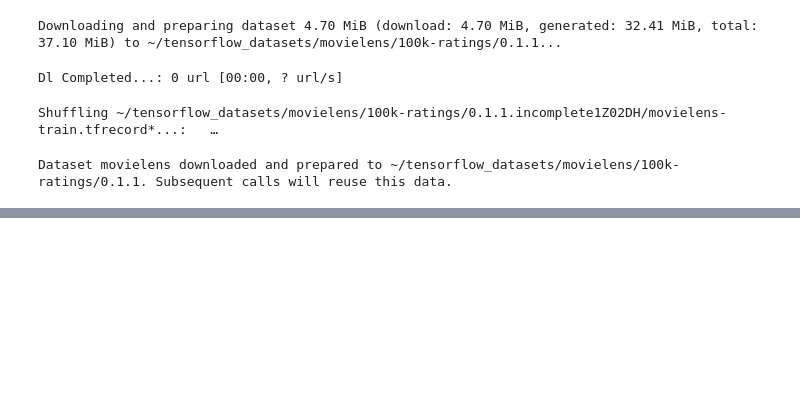
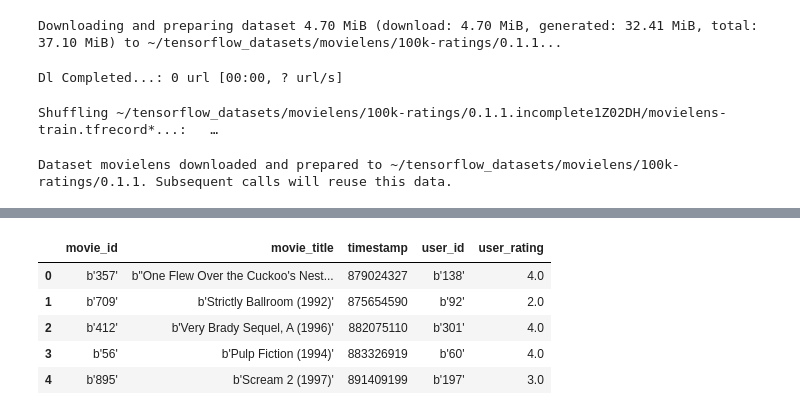
Before and after one commit to bellazeng2016/playground, a Jupyter notebook: recommendation_sys.ipynb, the cells around one changed output, grey strips where cells are left out. Cells and saved outputs as stored; diff of their text form; code cells hidden in the pictures; blank space fills up the shorter version.

```diff
--- a/recommendation_sys.ipynb
+++ b/recommendation_sys.ipynb
@@ -22,0 +58,9 @@ Dataset movielens downloaded and prepared to ~/tensorflow_datasets/movielens/100
+# %%
+tfds.as_dataframe(ratings_dataset.take(5), ratings_dataset_info)
+# %% [output]
+|  | movie_id | movie_title | timestamp | user_id | user_rating |
+| 0 | b'357' | b"One Flew Over the Cuckoo's Nest... | 879024327 | b'138' | 4.0 |
+| 1 | b'709' | b'Strictly Ballroom (1992)' | 875654590 | b'92' | 2.0 |
+| 2 | b'412' | b'Very Brady Sequel, A (1996)' | 882075110 | b'301' | 4.0 |
+| 3 | b'56' | b'Pulp Fiction (1994)' | 883326919 | b'60' | 4.0 |
+| 4 | b'895' | b'Scream 2 (1997)' | 891409199 | b'197' | 3.0 |
```
Also changed, not shown: parts of 28 cells of this notebook.
